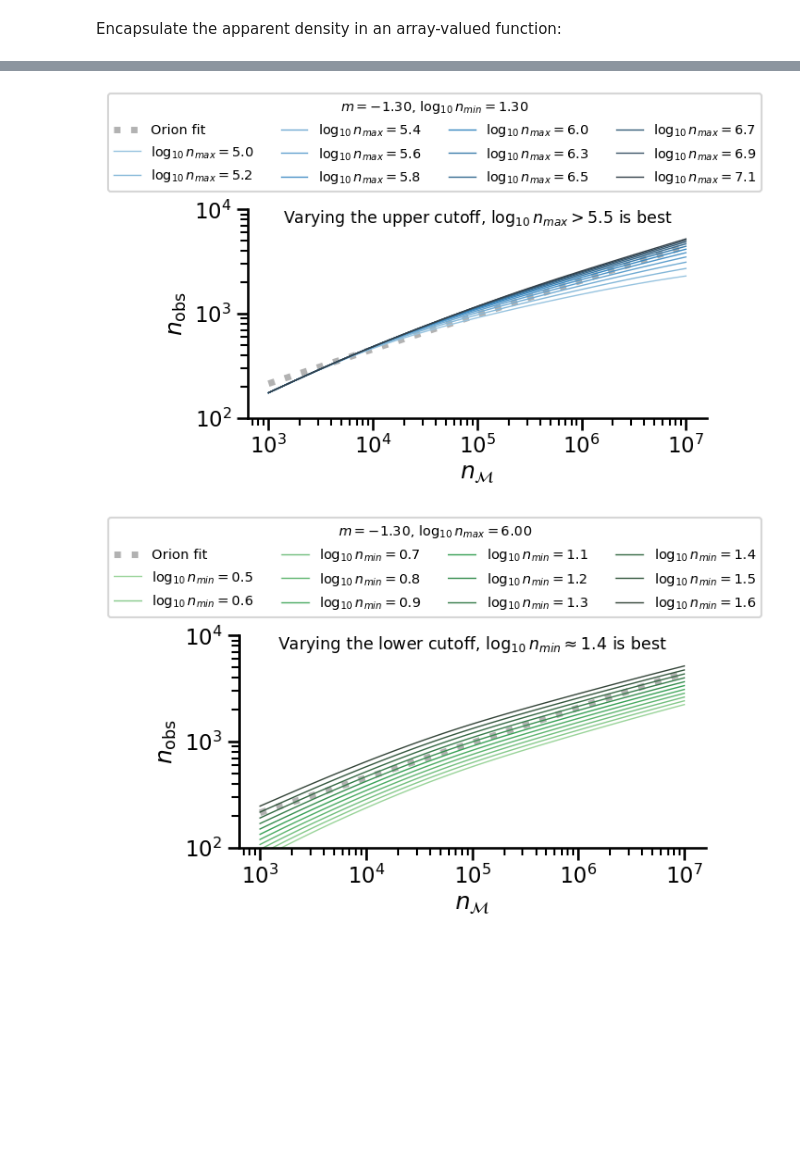
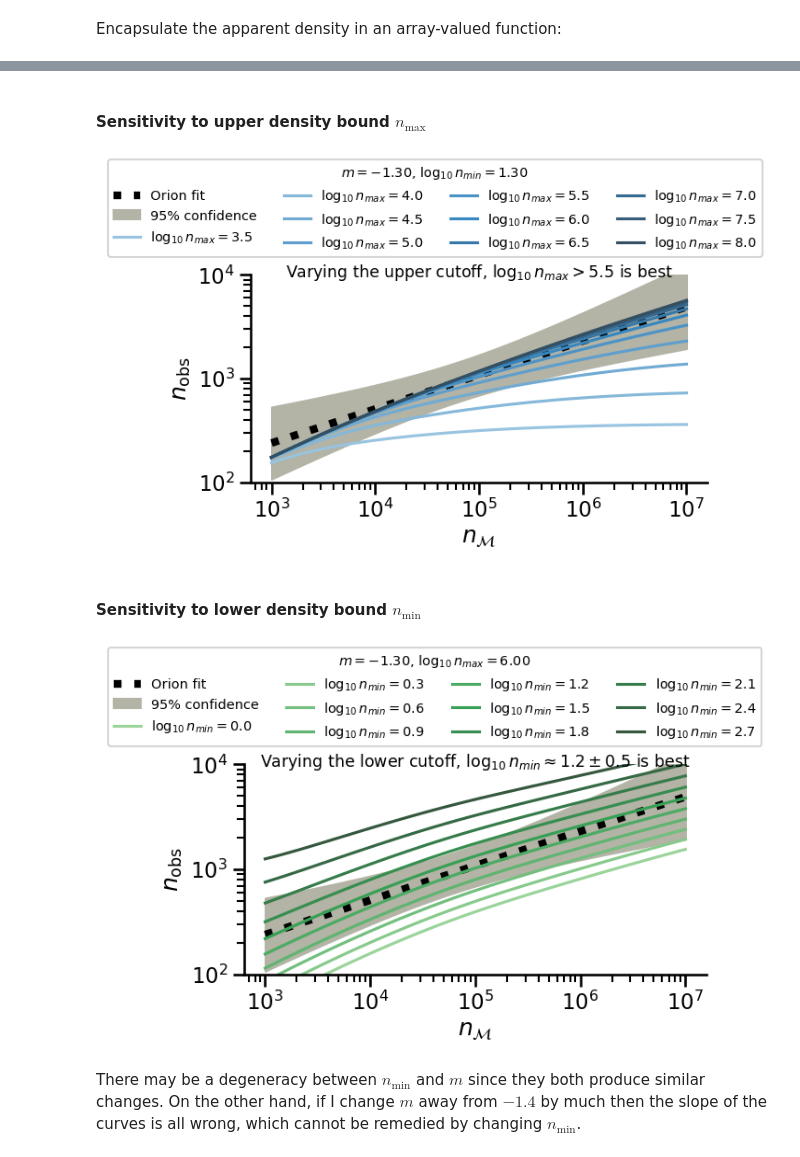
Before and after one commit to will-henney/hii-density-distribution, a Jupyter notebook: density_diagnostic_trends.ipynb, the cells around one changed output, grey strips where cells are left out. Saved outputs shown, nothing was run; the diff lists cells and outputs as text; code cells hidden in the pictures; blank space fills up the shorter version.

Commit message:
Add confidence bounds to graph

```diff
--- a/density_diagnostic_trends.ipynb
+++ b/density_diagnostic_trends.ipynb
@@ -520,4 +601,2 @@ def n_obs_eduardo_fit(nM: ArrayLike, slope: float = 0.33, intercept: float = 1.3
 # %%
 nM_array = np.geomspace(1e3, 1e7)
-pdf = PowerLawPDF(-1.5, 100, 5e5)
-#pdf = PowerLawPDF(-1.3, 100, 10000)
@@ -524,9 +607,17 @@ pdf = PowerLawPDF(-1.5, 100, 5e5)
 # %%
 sns.set_palette("Reds_d", 11)
 fig, ax = plt.subplots()
-ax.plot(nM_array, n_obs_eduardo_fit(nM_array), color="k", alpha=0.3, lw=5, ls="dotted", label="Orion fit")
+
+# Show empirical fit and 95% confidence band
+y_mid = n_obs_improved_fit(nM_array)
+y_low = n_obs_improved_fit(nM_array, line_type="lower")
+y_high = n_obs_improved_fit(nM_array, line_type="upper")
+ax.plot(nM_array, y_mid, color="k", lw=6, ls="dotted", label="Orion fit", zorder=1)
+ax.fill_between(nM_array, y_low, y_high, color=(0.7, 0.7, 0.65), label="95% confidence", zorder=0)
+
 nmin, nmax = 20, 1e6
-for m in -0.801 - 0.1 * np.arange(11):
+# Note that we want to avoid m = -1 exactly, since thath causes problems, so add 0.001
+for m in -0.801 - 0.1 * np.arange(10):
     pdf = PowerLawPDF(m, nmin, nmax)
     ax.plot(nM_array, n_app_from_nM(nM_array, pdf, delta=None), label=fr"$m = {m:.1f}$")
 ax.set_xscale("log")
@@ -538,7 +629,7 @@ fig.legend(
     title_fontsize="xx-small",
     title=rf"$\log_{{10}} n_{{min}}, n_{{max}} = {np.log10(nmin):.2f}, {np.log10(nmax):.2f}$",
 )
-ax.set_title(r"Varying the power law slope, $m = -1.3$ is best", fontsize="x-small")
+ax.set_title(r"Varying the power law slope, $m = -1.3 \pm 0.1$ is best", fontsize="x-small")
 ax.set_xlabel(r"$n_\mathcal{M}$")
 ax.set_ylabel(r"$n_\text{obs}$")
 ax.set_ylim(100, 1e4)
@@ -548,16 +639,25 @@ sns.despine()
+# %% [markdown]
+#### Sensitivity to upper density bound $n_\max$
 # %%
 sns.set_palette("Blues_d", 11)
 fig, ax = plt.subplots()
-ax.plot(nM_array, n_obs_eduardo_fit(nM_array), color="k", alpha=0.3, lw=5, ls="dotted", label="Orion fit")
+
+# Show empirical fit and 95% confidence band
+y_mid = n_obs_improved_fit(nM_array)
+y_low = n_obs_improved_fit(nM_array, line_type="lower")
+y_high = n_obs_improved_fit(nM_array, line_type="upper")
+ax.plot(nM_array, y_mid, color="k", lw=6, ls="dotted", label="Orion fit", zorder=1)
+ax.fill_between(nM_array, y_low, y_high, color=(0.7, 0.7, 0.65), label="95% confidence", zorder=0)
+
 nmin = 20
 m = -1.3
-for nmax in np.logspace(5.0, 7.1, 11):
+for nmax in np.logspace(3.5, 8.0, 10):
     pdf = PowerLawPDF(m, nmin, nmax)
     lnmax = np.log10(nmax)
     ax.plot(
         nM_array,
         n_app_from_nM(nM_array, pdf, delta=None),
-        lw=1,
+#        lw=1,
         label=fr"$ \log_{{10}} n_{{max}} = {lnmax:.1f}$",
     )
 ax.set_xscale("log")
@@ -569,41 +669,51 @@ fig.legend(
     title_fontsize="xx-small",
     title=rf"$m = {m:.2f}$, $\log_{{10}} n_{{min}} = {np.log10(nmin):.2f}$",
 )
-ax.set_title(r"Varying the upper cutoff, $\log_{{10}} n_{{max}} > 5.5$ is best", y=0.9, fontsize="x-small")
+ax.set_title(r"Varying the upper cutoff, $\log_{{10}} n_{{max}} > 5.5$ is best", y=0.95, fontsize="x-small")
 ax.set_xlabel(r"$n_\mathcal{M}$")
 ax.set_ylabel(r"$n_\text{obs}$")
 ax.set_ylim(100, 1e4)
 sns.despine()
 # %% [output]
-[figure, old version]
+[figure, new version]
+# %% [markdown]
+#### Sensitivity to lower density bound $n_\min$
 # %%
 sns.set_palette("Greens_d", 11)
 fig, ax = plt.subplots()
-ax.plot(nM_array, n_obs_eduardo_fit(nM_array), color="k", alpha=0.3, lw=5, ls="dotted", label="Orion fit")
+
+# Show empirical fit and 95% confidence band
+y_mid = n_obs_improved_fit(nM_array)
+y_low = n_obs_improved_fit(nM_array, line_type="lower")
+y_high = n_obs_improved_fit(nM_array, line_type="upper")
+ax.plot(nM_array, y_mid, color="k", lw=6, ls="dotted", label="Orion fit", zorder=1)
+ax.fill_between(nM_array, y_low, y_high, color=(0.7, 0.7, 0.65), label="95% confidence", zorder=0)
+
 nmax = 1.e6
 m = -1.3
-for nmin in np.logspace(0.5, 1.6, 11):
+for nmin in np.logspace(0.0, 2.7, 10):
     pdf = PowerLawPDF(m, nmin, nmax)
     lnmin = np.log10(nmin)
     ax.plot(
         nM_array,
         n_app_from_nM(nM_array, pdf, delta=None),
-        lw=1,
         label=fr"$ \log_{{10}} n_{{min}} = {lnmin:.1f}$",
     )
 ax.set_xscale("log")
 ax.set_yscale("log")
 ax.set_aspect("equal")
 fig.legend(
     fontsize="xx-small",
     ncol=4,
     title_fontsize="xx-small",
     title=rf"$m = {m:.2f}$, $\log_{{10}} n_{{max}} = {np.log10(nmax):.2f}$",
 )
-ax.set_title(r"Varying the lower cutoff, $\log_{{10}} n_{{min}} \approx 1.4$ is best", y=0.9, fontsize="x-small")
+ax.set_title(r"Varying the lower cutoff, $\log_{{10}} n_{{min}} \approx 1.2 \pm 0.5$ is best", y=0.95, fontsize="x-small")
 ax.set_xlabel(r"$n_\mathcal{M}$")
 ax.set_ylabel(r"$n_\text{obs}$")
 ax.set_ylim(100, 1e4)
 sns.despine()
 # %% [output]
-[figure, old version]
+[figure, new version]
+# %% [markdown]
+There may be a degeneracy between $n_\min$ and $m$ since they both produce similar changes. On the other hand, if I change $m$ away from $-1.4$ by much then the slope of the curves is all wrong, which cannot be remedied by changing $n_\min$.
```
Also changed, not shown: parts of 25 cells of this notebook.
